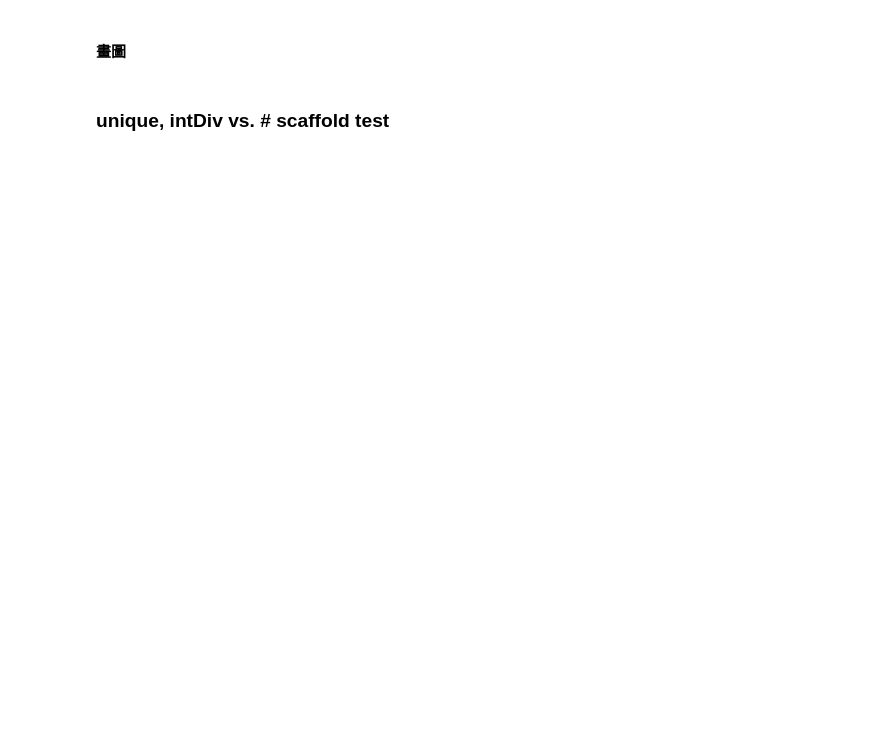
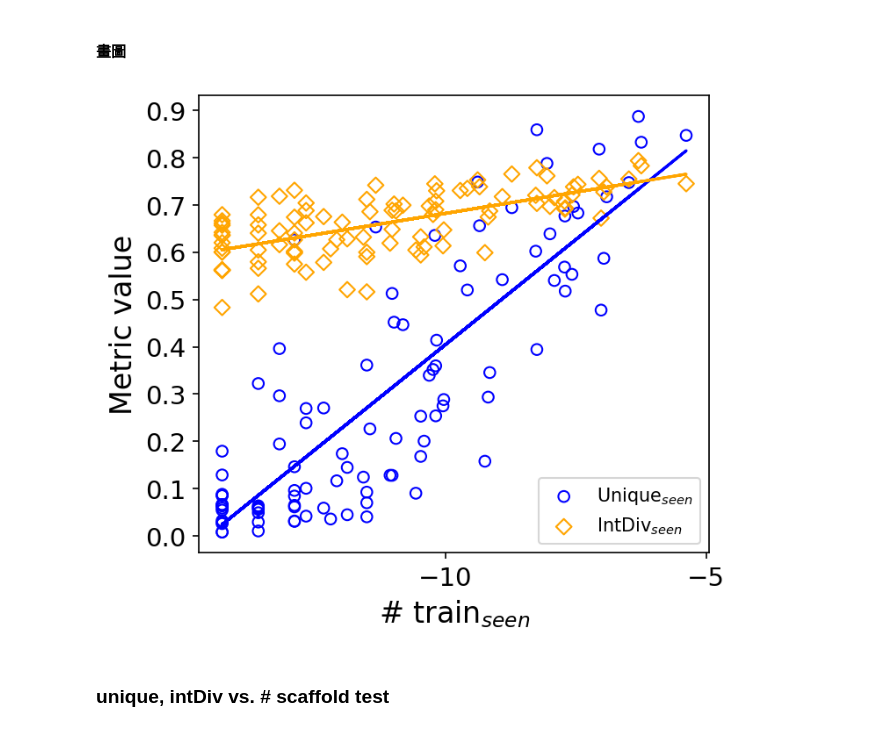
Before and after one commit to chaoting-sun/GCT-Plus, a Jupyter notebook: sca_sampling.ipynb, the cells around one changed output. Saved outputs shown, nothing was run; the diff lists cells and outputs as text; code cells hidden in the pictures; blank space fills up the shorter version.

```diff
--- a/sca_sampling.ipynb
+++ b/sca_sampling.ipynb
@@ -466,6 +428,33 @@ train_sca_frequency = np.array(train_sca_frequency)
 train_sca_ratio = train_sca_frequency / len(train)
 # %% [markdown]
 #### 畫圖
+# %%
+x = np.log(train_sca_ratio)
+y1 = train_met['unique']
+y2 = train_met['intDiv']
+
+
+plt.figure(figsize=(5, 4.6), dpi=150)
+plt.scatter(x, y1, label=r'Unique$_{seen}$', marker='o', facecolors='none', edgecolors='blue')
+plt.scatter(x, y2, label=r'IntDiv$_{seen}$', marker='D', facecolors='none', edgecolors='orange')
+# plt.scatter(hac2, unique2, label=r'Unique$_{unseen}$', marker='^', facecolors='none', edgecolors='purple')
+# plt.scatter(hac2, intdiv2, label=r'IntDiv$_{unseen}$', marker='v', facecolors='none', edgecolors='red')
+
+plt.xlabel(r'# train$_{seen}$', fontsize=16)
+plt.ylabel('Metric value', fontsize=16)
+plt.xticks(np.arange(-15, 5+1, 5), fontsize=14)
+plt.yticks(np.arange(0, 1.1, 0.1), fontsize=14)
+plt.legend(fontsize=10)
+plt.legend(fontsize=10, loc='lower right')
+
+m1, b1 = np.polyfit(x, y1, deg=1)
+m2, b2 = np.polyfit(x, y2, deg=1)
+plt.plot(x, m1*np.array(x) + b1, color='blue')
+plt.plot(x, m2*np.array(x) + b2, color='orange')
+
+plt.show()
+# %% [output]
+[figure, added]
 # %% [markdown]
 ### unique, intDiv vs. # scaffold test
 # %%
```
Also changed, not shown: parts of 28 cells of this notebook, 41 other files.
